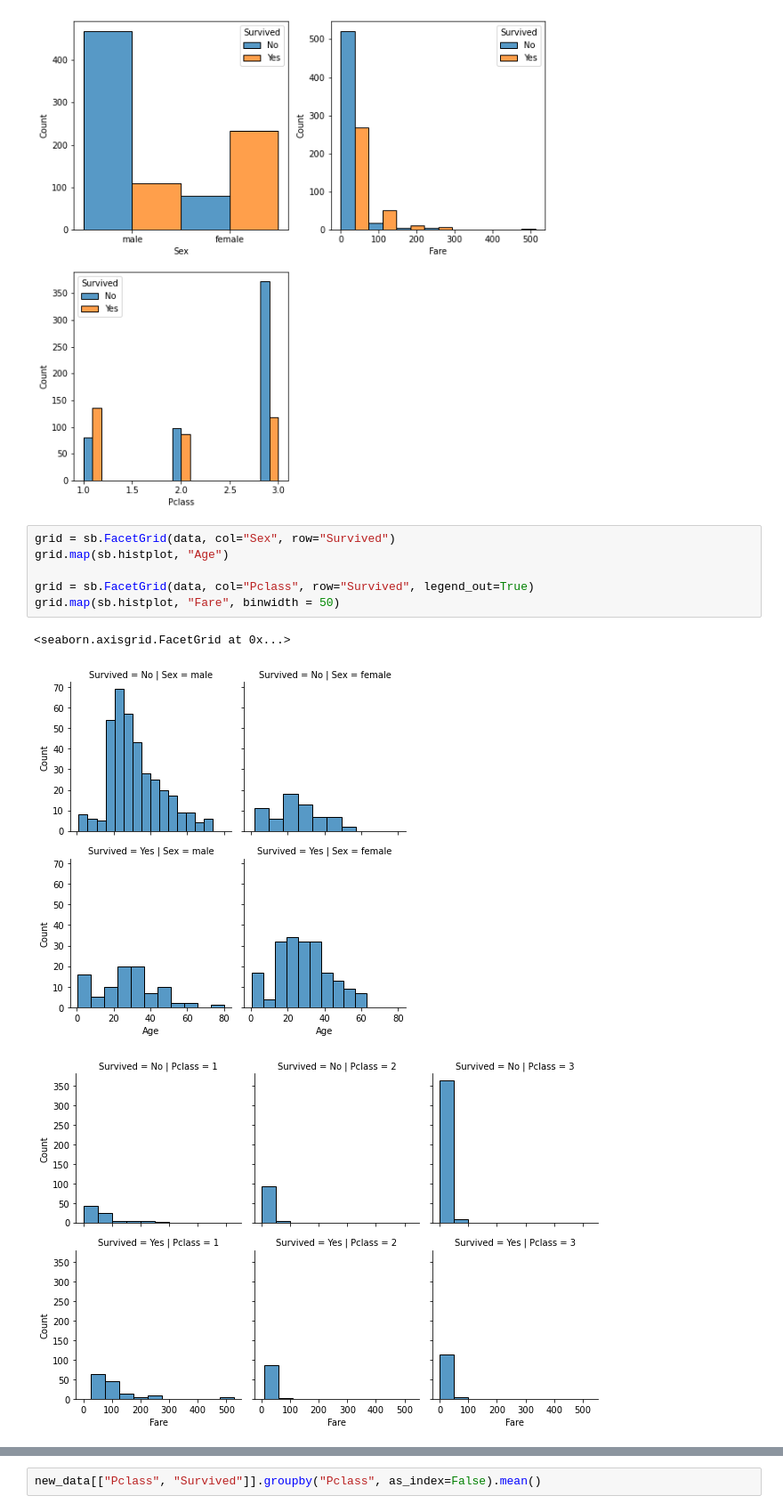
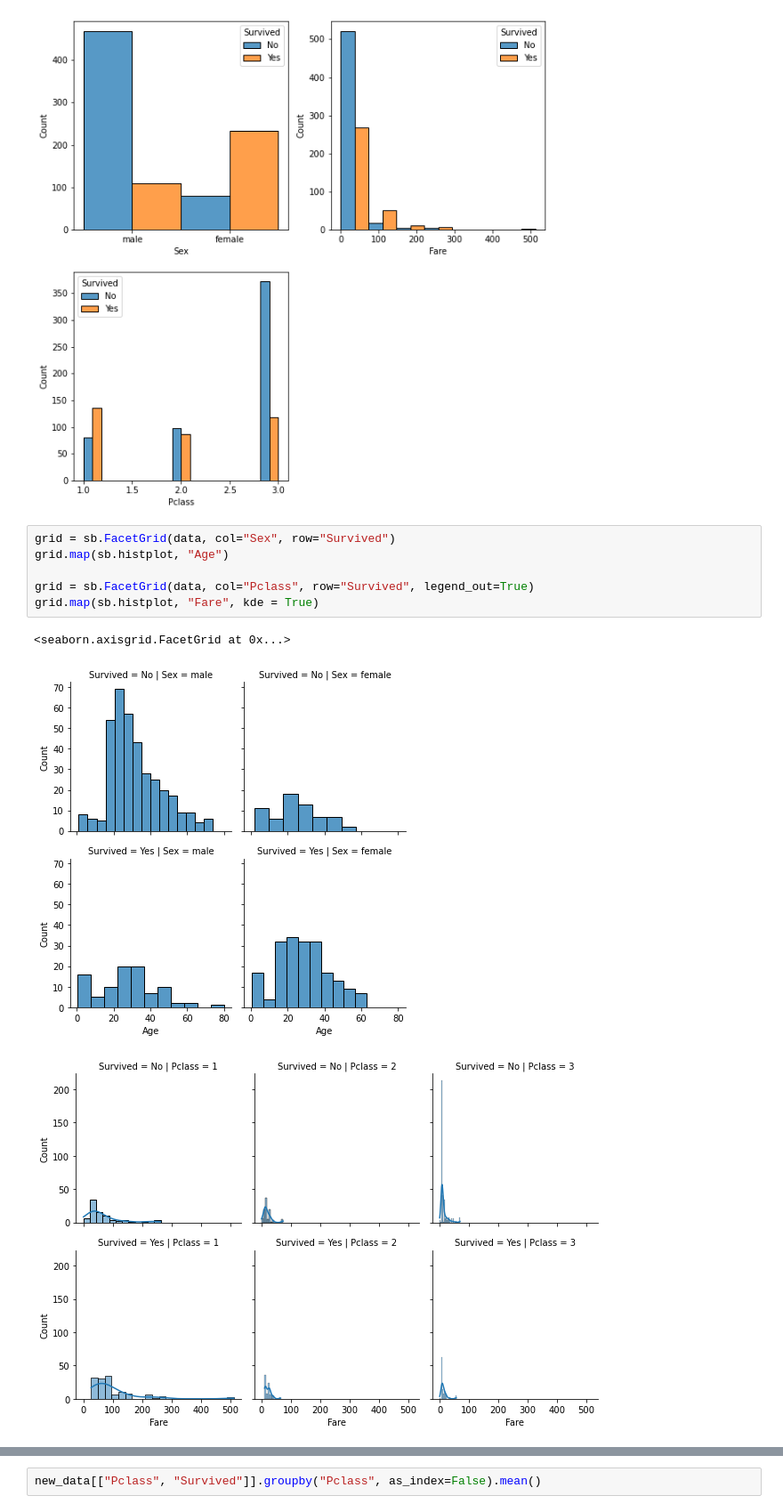
Before and after one commit to ziadhegazi/Intro-to-Artifictial-Intelligence, a Jupyter notebook: Data Visualisation/DV Checkpoint.ipynb, the cells around one changed output, grey strips where cells are left out. Shown at 89% size. Drawn from its saved outputs; the diff is of its cells as text.

```diff
--- a/Data Visualisation/DV Checkpoint.ipynb
+++ b/Data Visualisation/DV Checkpoint.ipynb
@@ -170,10 +171,10 @@ mp.pyplot.show()
 # %%
 grid = sb.FacetGrid(data, col="Sex", row="Survived")
 grid.map(sb.histplot, "Age")
 
 grid = sb.FacetGrid(data, col="Pclass", row="Survived", legend_out=True)
-grid.map(sb.histplot, "Fare", binwidth = 50)
+grid.map(sb.histplot, "Fare", kde = True)
 # %% [output]
 <seaborn.axisgrid.FacetGrid at 0x...>
 [figure]
-[figure, old version]
+[figure, new version]
```
Also changed, not shown: parts of 24 cells of this notebook.
